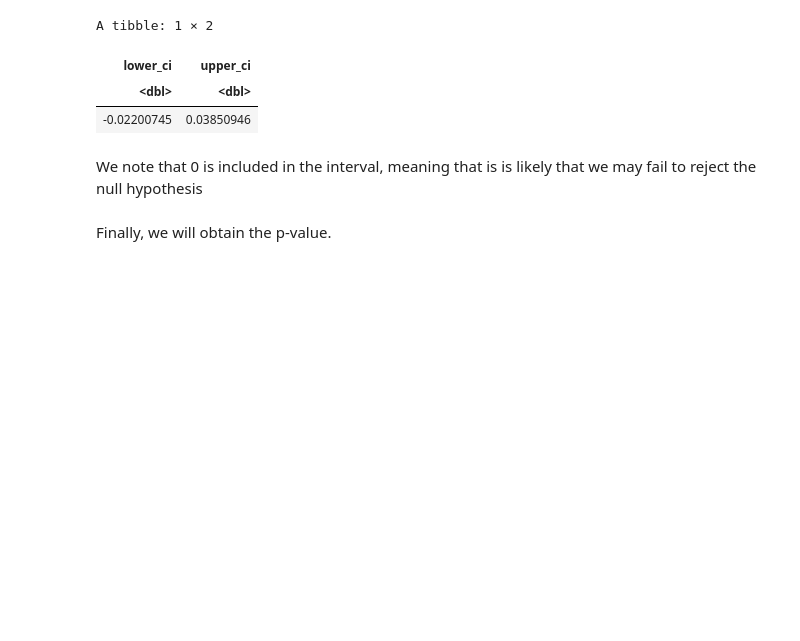
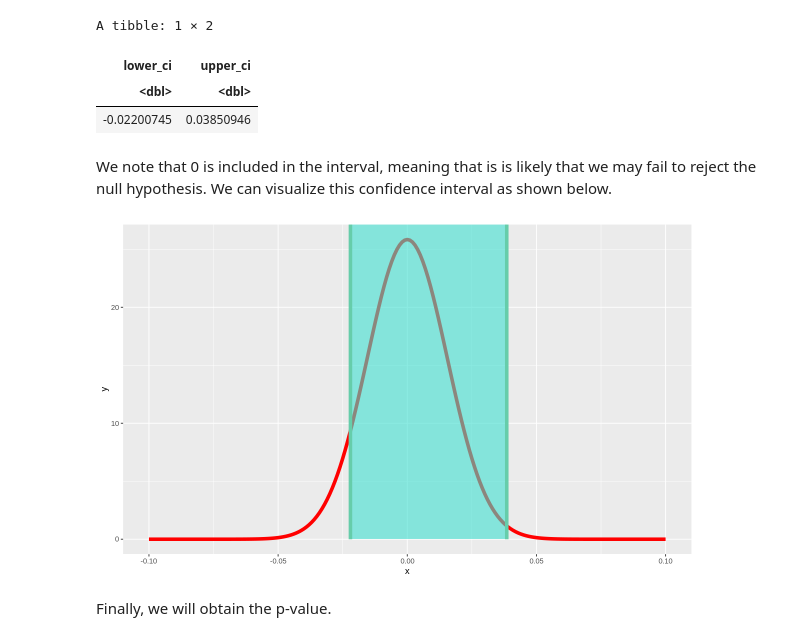
Before and after one commit to fankayii/STAT201_34, a Jupyter notebook: Final Project.ipynb, the cells around one changed output. Saved outputs shown, nothing was run; the diff lists cells and outputs as text; code cells hidden in the pictures; blank space fills up the shorter version.

```diff
--- a/Final Project.ipynb
+++ b/Final Project.ipynb
@@ -136,7 +121,7 @@ A tibble: 2 × 5
 # %% [markdown]
 Let us tidy this even further so that we retain only the required information, and also calculate the observed test statistic $\hat{p}_1-\hat{p}_0$, which is the proportion of theft in West Point Grey subtracted by the proportion of theft in Dunbar-Southlands.
 # %%
-crime_estimates <- crime_summary |>
+crime_estimates <- crime_type_pivot |>
     select(neighbourhood, total_crime, prop) |>
     pivot_wider(names_from = neighbourhood, values_from=c(total_crime, prop))
 
@@ -261,7 +257,18 @@ A tibble: 1 × 2
 | <dbl> | <dbl> |
 | -0.02200745 | 0.03850946 |
 # %% [markdown]
-We note that 0 is included in the interval, meaning that is is likely that we may fail to reject the null hypothesis
+We note that 0 is included in the interval, meaning that is is likely that we may fail to reject the null hypothesis. We can visualize this confidence interval as shown below.
+# %%
+x = seq(-0.1, 0.1, by=0.001)
+y <- dnorm(x, 0, null_std_error)
+normal_data <- tibble(x, y)
+
+normal_data |>
+    ggplot(aes(x, y)) +
+    geom_line(color = 'red', lwd=2) +
+    shade_confidence_interval(endpoints = prop_ci_asymptotics)
+# %% [output]
+[figure, added]
 # %% [markdown]
 Finally, we will obtain the p-value.
 # %%
```
Also changed, not shown: parts of 32 cells of this notebook.
